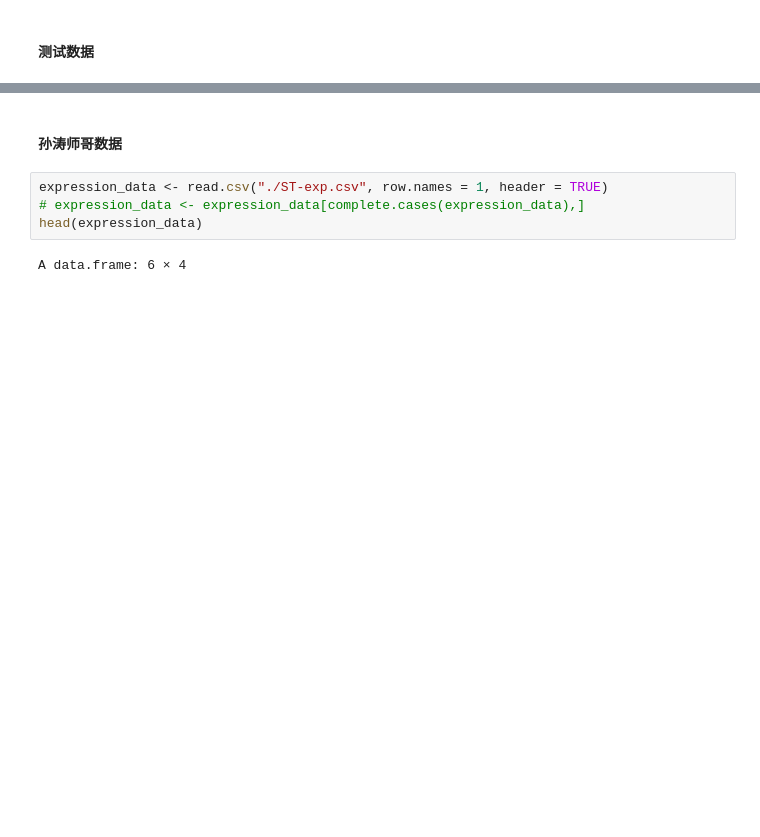
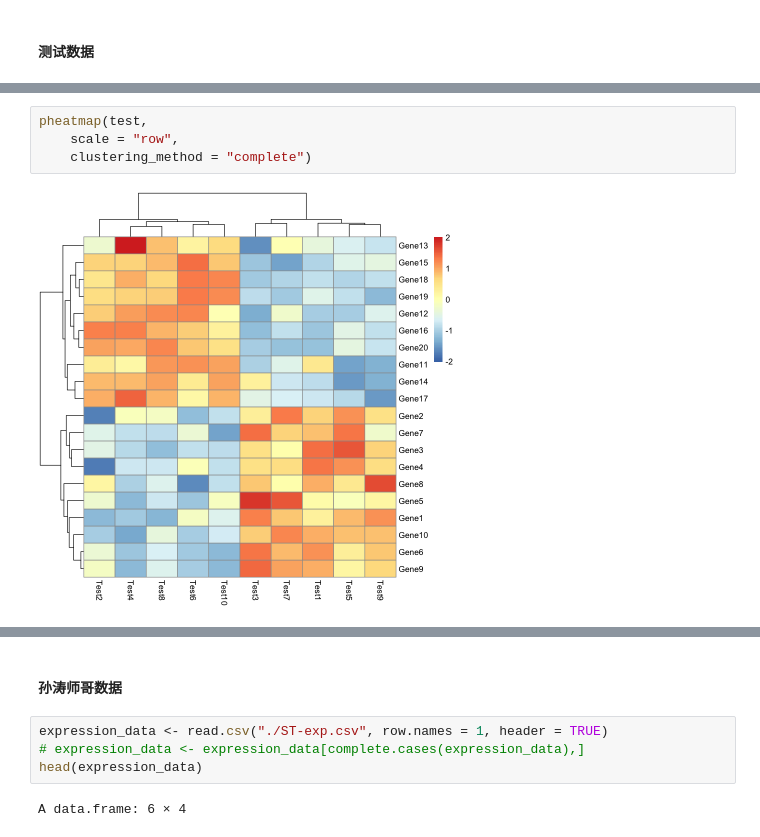
Before and after one commit to dongchen1998/code, a Jupyter notebook: lab/ST/heatmap/pheatmap.ipynb, the cells around one changed output, grey strips where cells are left out. Cells and saved outputs as stored; diff of their text form; blank space fills up the shorter version.

```diff
--- a/lab/ST/heatmap/pheatmap.ipynb
+++ b/lab/ST/heatmap/pheatmap.ipynb
@@ -32,3 +46,9 @@ pheatmap(test,
+# %%
+pheatmap(test,
+    scale = "row",
+    clustering_method = "complete")
+# %% [output]
+[figure, added]
 # %%
 pheatmap(test,
     scale = "row",
```
Also changed, not shown: parts of 11 cells of this notebook, 4 other files.
